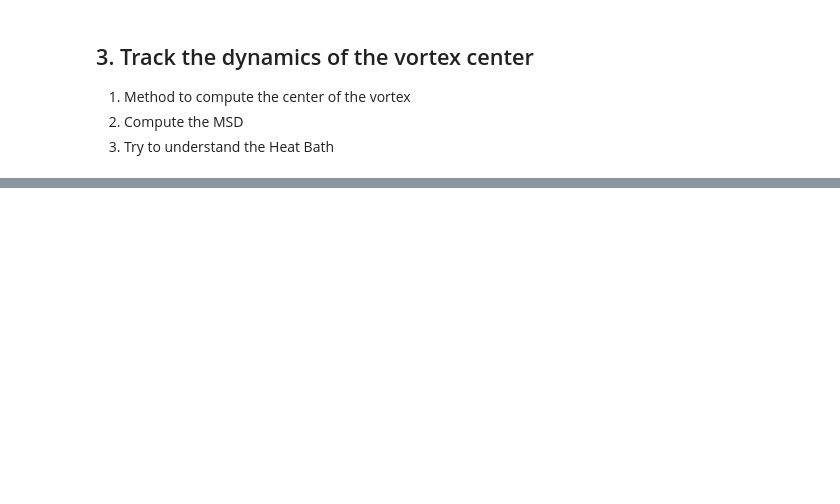
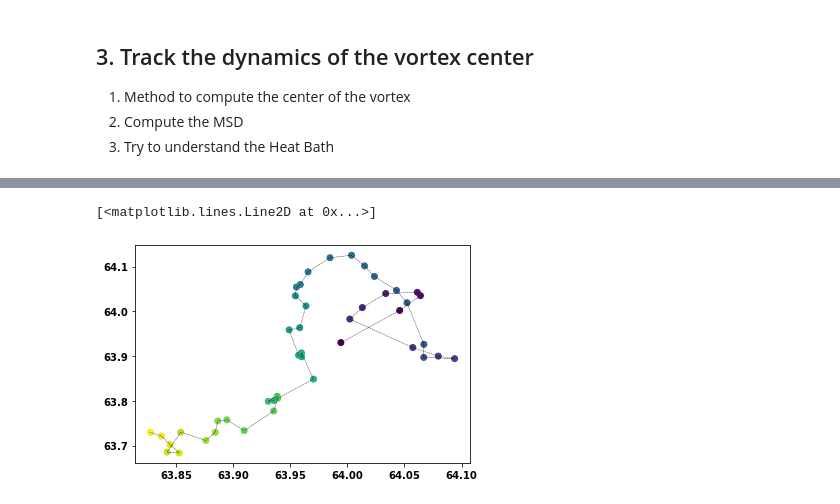
Before and after one commit to nunoazevedosilva/Quarmen2024, a Jupyter notebook: SimulationToolbox/Simulation_Superdiffusive_vortex.ipynb, the cells around one changed output, grey strips where cells are left out. Cells and saved outputs as stored; diff of their text form; code cells hidden in the pictures; blank space fills up the shorter version.

```diff
--- a/SimulationToolbox/Simulation_Superdiffusive_vortex.ipynb
+++ b/SimulationToolbox/Simulation_Superdiffusive_vortex.ipynb
@@ -320,0 +352,40 @@ Text(0, 0.5, '$y(mm)$')
+# %%
+xpos=[]
+ypos=[]
+for index_plot in range(5,n_state):
+    temp_state = np.abs(sim_state2[index_plot]**2)[int(SBN_sim.Ny/4):int(3*SBN_sim.Ny/4),int(SBN_sim.Nx/4):int(3*SBN_sim.Nx/4)]
+
+
+    data = -1*temp_state
+    data -= np.min(data)
+
+    h, w = data.shape
+    data = data.ravel()
+
+
+    x = np.linspace(0, w, w)
+    y = np.linspace(0, h, h)
+    x, y = np.meshgrid(x, y)
+
+    # initial guess of parameters
+
+    xp,yp = np.unravel_index(temp_state.argmin(), temp_state.shape)
+    try:
+        initial_guess = (np.max(data), xp,yp,10,10,0,0)
+
+        # find the optimal Gaussian parameters
+        popt, pcov = curve_fit(twoD_Gaussian, (x, y), data, p0=initial_guess)
+        new_xp, new_yp = popt[1],popt[2]
+        xpos.append(new_xp)
+        ypos.append(new_yp)
+    except:
+        print(index_plot)
+        xpos.append(xp)
+        ypos.append(yp)
+# %%
+fig,ax = plt.subplots()
+ax.scatter(xpos,ypos,marker = 'o',c=np.arange(0,len(xpos)))
+ax.plot(xpos,ypos,ms=None,ls='--',lw=0.4,c='k')
+# %% [output]
+[<matplotlib.lines.Line2D at 0x...>]
+[figure, added]
```
Also changed, not shown: parts of 15 cells of this notebook, 51 other files.
